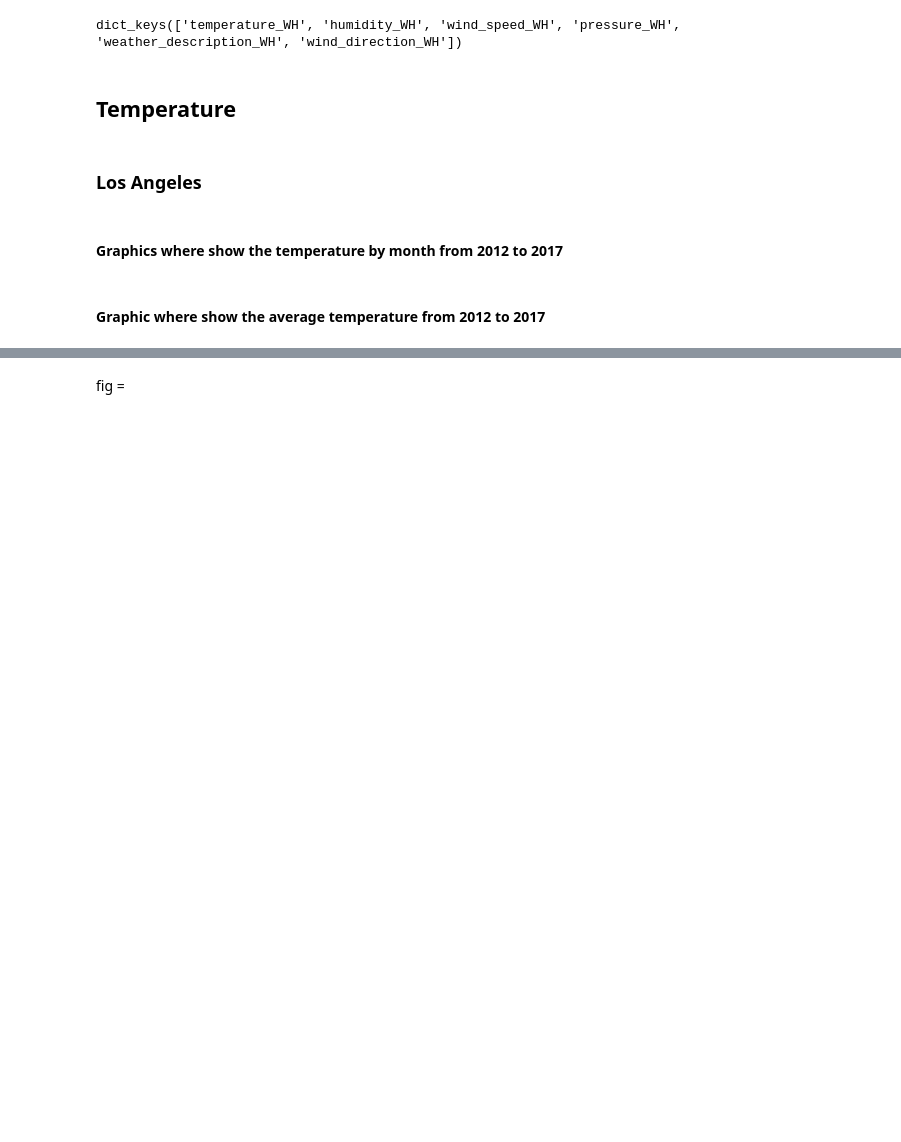
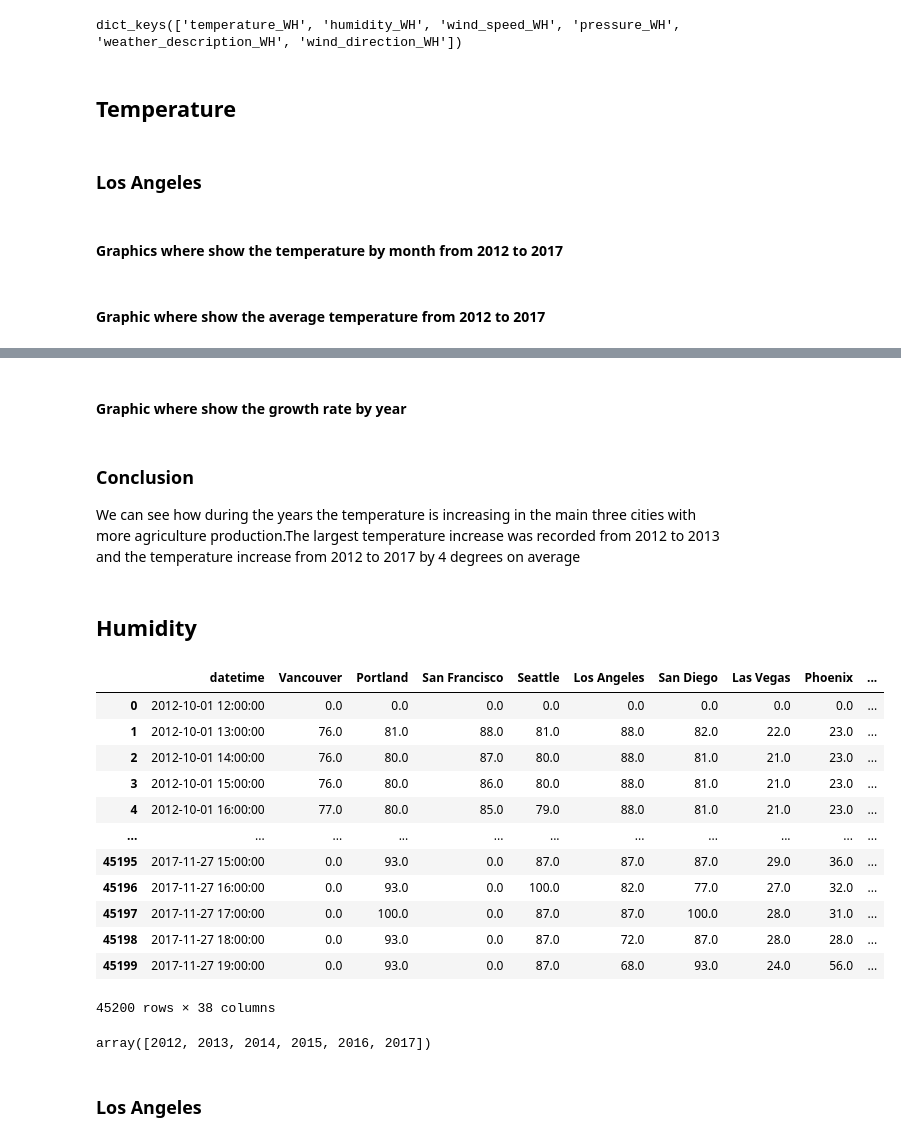
Before and after one commit to RogerCortezRosas/Weather_Proyect, a Jupyter notebook: EDA/Eda.ipynb, the cells around one changed output, grey strips where cells are left out. Saved outputs shown, nothing was run; the diff lists cells and outputs as text; code cells hidden in the pictures; blank space fills up the shorter version.

```diff
--- a/EDA/Eda.ipynb
+++ b/EDA/Eda.ipynb
@@ -156,0 +246,2 @@ fig.show()
+# %% [markdown]
+#### Graphic where show the growth rate by year
@@ -157,2 +259,22 @@ fig.show()
 # %% [markdown]
-fig =
+### Conclusion
+
+We can see how during the years the temperature is increasing in the main three cities with more agriculture production.The largest temperature increase was recorded from 2012 to 2013 and the temperature increase from 2012 to 2017 by 4 degrees on average
+# %% [markdown]
+## Humidity
+# %%
+dataframes['humidity_WH']
+# %% [output]
+|  | datetime | Vancouver | Portland | San Francisco | Seattle | Los Angeles | San Diego | Las Vegas | Phoenix | ... |
+| 0 | 2012-10-01 12:00:00 | 0.0 | 0.0 | 0.0 | 0.0 | 0.0 | 0.0 | 0.0 | 0.0 | ... |
+| 1 | 2012-10-01 13:00:00 | 76.0 | 81.0 | 88.0 | 81.0 | 88.0 | 82.0 | 22.0 | 23.0 | ... |
+| 2 | 2012-10-01 14:00:00 | 76.0 | 80.0 | 87.0 | 80.0 | 88.0 | 81.0 | 21.0 | 23.0 | ... |
+| 3 | 2012-10-01 15:00:00 | 76.0 | 80.0 | 86.0 | 80.0 | 88.0 | 81.0 | 21.0 | 23.0 | ... |
+| 4 | 2012-10-01 16:00:00 | 77.0 | 80.0 | 85.0 | 79.0 | 88.0 | 81.0 | 21.0 | 23.0 | ... |
+| ... | ... | ... | ... | ... | ... | ... | ... | ... | ... | ... |
+| 45195 | 2017-11-27 15:00:00 | 0.0 | 93.0 | 0.0 | 87.0 | 87.0 | 87.0 | 29.0 | 36.0 | ... |
+| 45196 | 2017-11-27 16:00:00 | 0.0 | 93.0 | 0.0 | 100.0 | 82.0 | 77.0 | 27.0 | 32.0 | ... |
+| 45197 | 2017-11-27 17:00:00 | 0.0 | 100.0 | 0.0 | 87.0 | 87.0 | 100.0 | 28.0 | 31.0 | ... |
+| 45198 | 2017-11-27 18:00:00 | 0.0 | 93.0 | 0.0 | 87.0 | 72.0 | 87.0 | 28.0 | 28.0 | ... |
+| 45199 | 2017-11-27 19:00:00 | 0.0 | 93.0 | 0.0 | 87.0 | 68.0 | 93.0 | 24.0 | 56.0 | ... |
+45200 rows × 38 columns
@@ -158,0 +285,4 @@ fig =
+# %%
+dataframes['humidity_WH']['datetime'].dt.year.unique()
+# %% [output]
+array([2012, 2013, 2014, 2015, 2016, 2017])
@@ -158,0 +329,2 @@ fig =
+# %% [markdown]
+### Los Angeles
```
Also changed, not shown: parts of 34 cells of this notebook.
